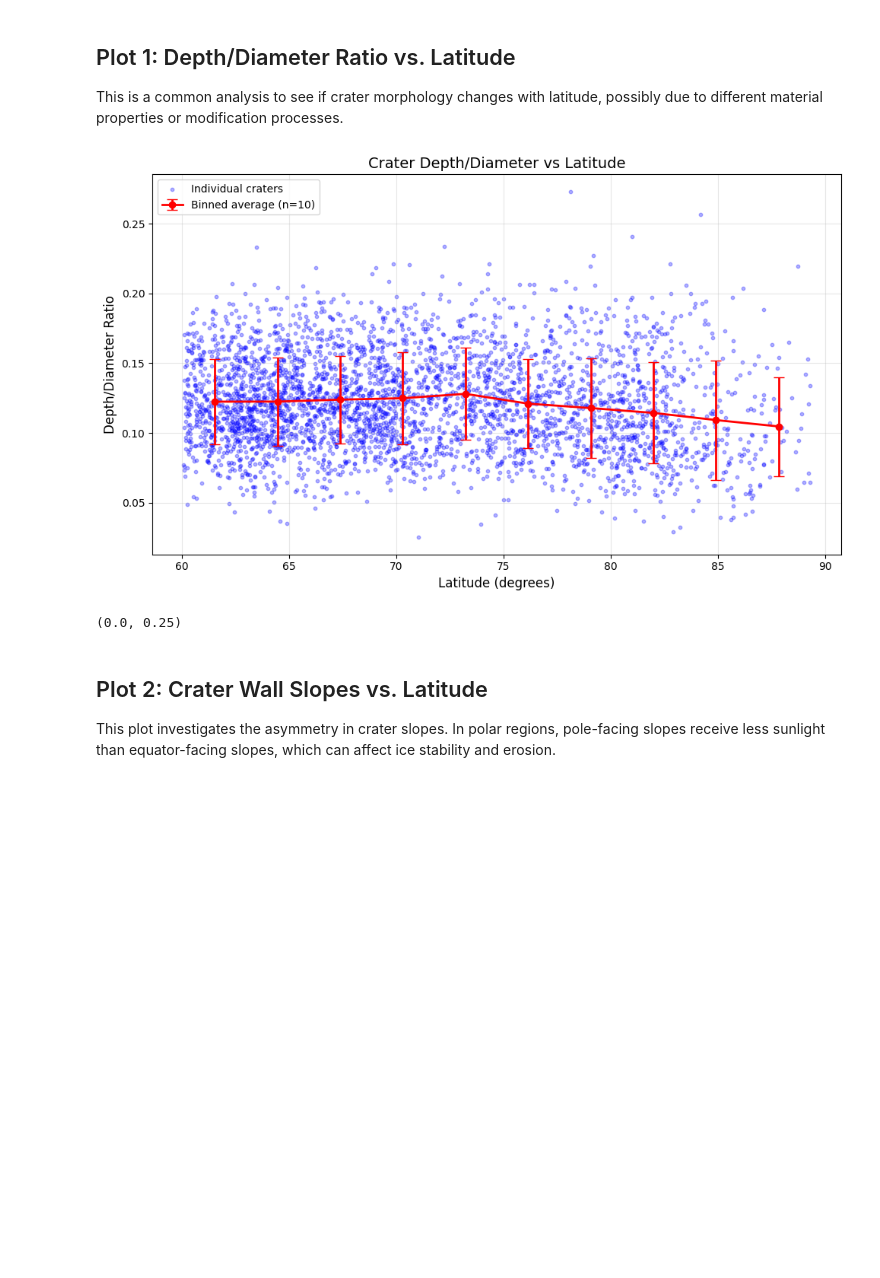
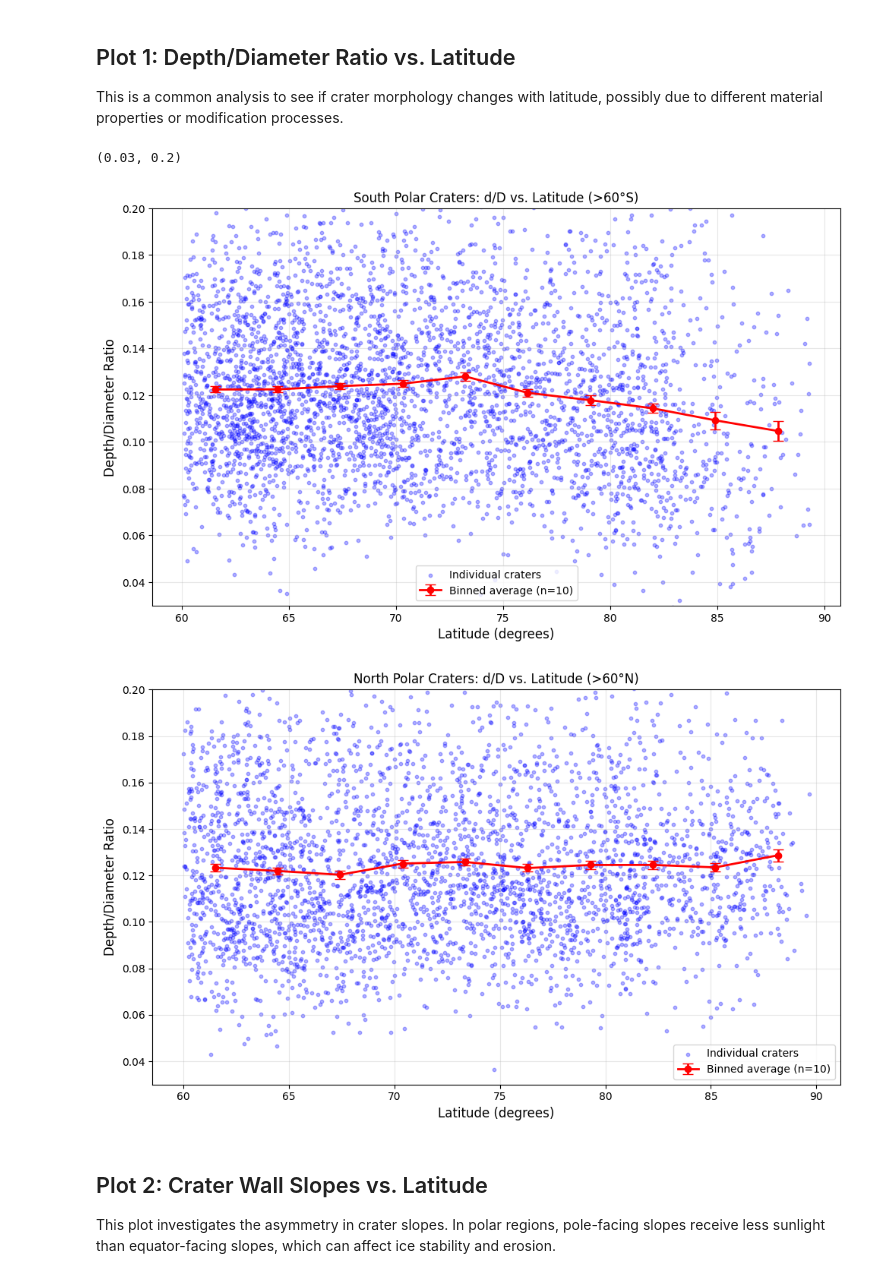
Before and after one commit to Andrew-Pick/lunar_dem_analysis, a Jupyter notebook: notebooks/reproduce_rubanenko_fig1.ipynb, the cells around one changed output. Cells and saved outputs as stored; diff of their text form; code cells hidden in the pictures; blank space fills up the shorter version.

```diff
--- a/notebooks/reproduce_rubanenko_fig1.ipynb
+++ b/notebooks/reproduce_rubanenko_fig1.ipynb
@@ -20,7 +20,8 @@ crater_data = read_crater_locations('../data/catalogs/moon_data.csv')
 
 # The paper focuses on south polar craters, so let's filter for that
 # The abstract mentions craters poleward of 80°S
-south_polar_craters = filter_craters(crater_data, pole='south', lat_threshold=60, circ_threshold=0.85)
+south_polar_craters = filter_craters(crater_data, pole='south', lat_threshold=60, circ_threshold=0.85, lat_col='lat')
+north_polar_craters = filter_craters(crater_data, pole='north', lat_threshold=60, circ_threshold=0.85, lat_col='lat')
 
 south_polar_craters.head()
 # %% [output]
@@ -37,17 +39,29 @@ Filtered to 6363 South polar craters (lat <= -60°)
 
 This is a common analysis to see if crater morphology changes with latitude, possibly due to different material properties or modification processes.
 # %%
+
+
 fig1, ax1 = plot_depth_diameter_vs_latitude(
     south_polar_craters,
     bins=10,
     show_scatter=True,
     show_binned=True
 )
 ax1.set_title('South Polar Craters: d/D vs. Latitude (>60°S)')
-ax1.set_ylim(0, 0.25)  # Set y-axis limits to better see the infill lines
+ax1.set_ylim(0.03, 0.2)
+
+fig2, ax2 = plot_depth_diameter_vs_latitude(
+    north_polar_craters,
+    bins=10,
+    show_scatter=True,
+    show_binned=True
+)
+ax2.set_title('North Polar Craters: d/D vs. Latitude (>60°N)')
+ax2.set_ylim(0.03, 0.2)
 # %% [output]
+(0.03, 0.2)
-[figure, old version]
+[figure, new version]
-(0.0, 0.25)
+[figure, added]
 # %% [markdown]
 ## Plot 2: Crater Wall Slopes vs. Latitude
 
```
Also changed, not shown: parts of 2 cells of this notebook, 1 other file.
